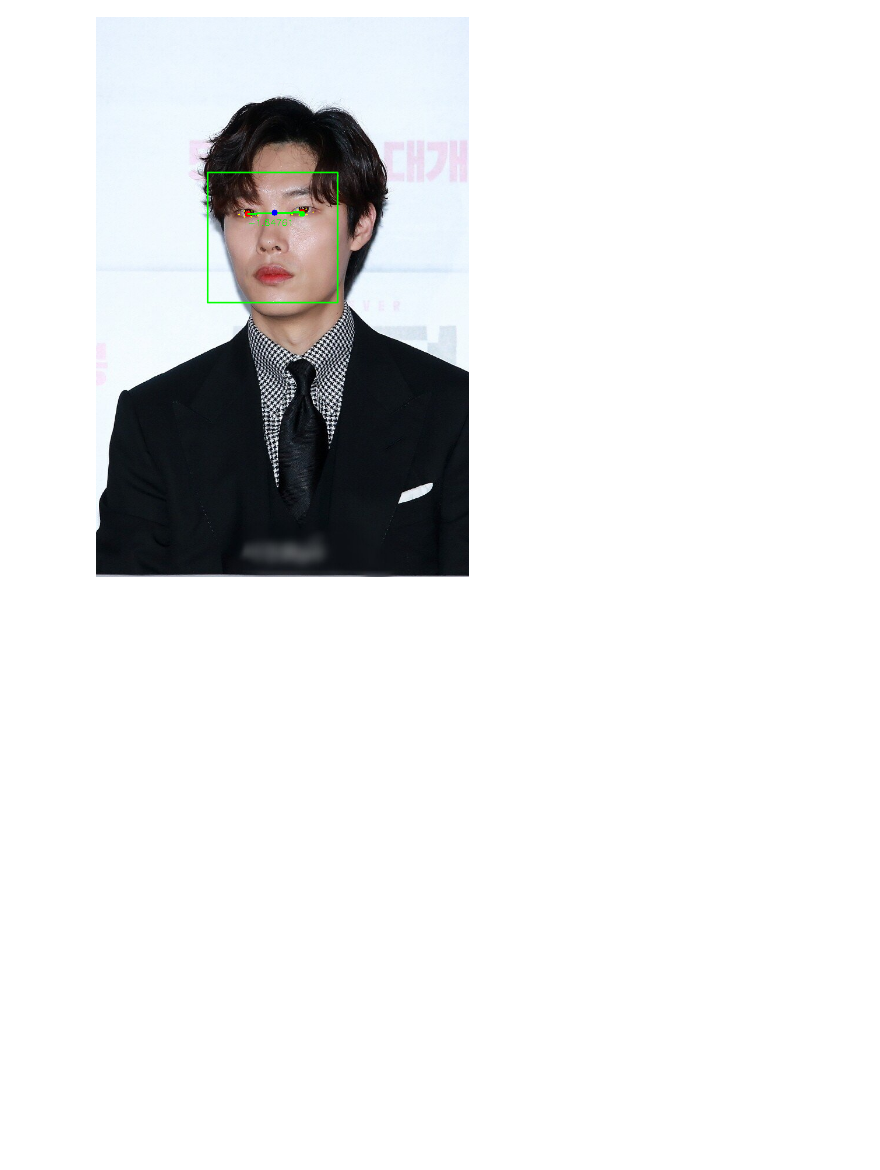
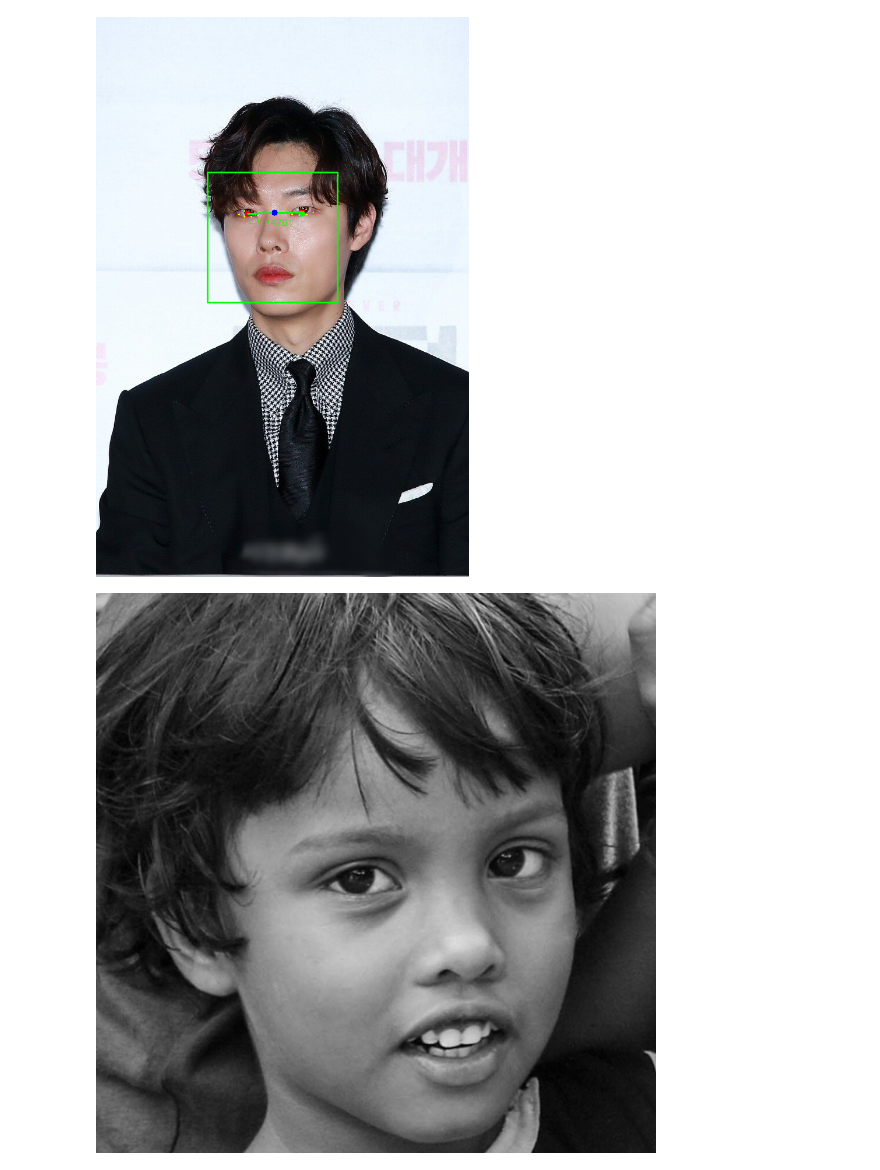
Before and after one commit to hj56775/dlibforbeauty, a Jupyter notebook: dlib_beauty.ipynb, the cells around one changed output. Drawn from its saved outputs; the diff is of its cells as text; code cells hidden in the pictures; blank space fills up the shorter version.

```diff
--- a/dlib_beauty.ipynb
+++ b/dlib_beauty.ipynb
@@ -106,3 +351,8 @@ cv2.destroyAllWindows()
 [figure]
 [figure]
 [figure]
+# %%
+img = cv2.imread('/content/drive/MyDrive/dlib/image/training_real/real_00001.jpg',0)
+cv2_imshow(img)
+# %% [output]
+[figure, added]
```
Also changed, not shown: parts of 13 cells of this notebook.
